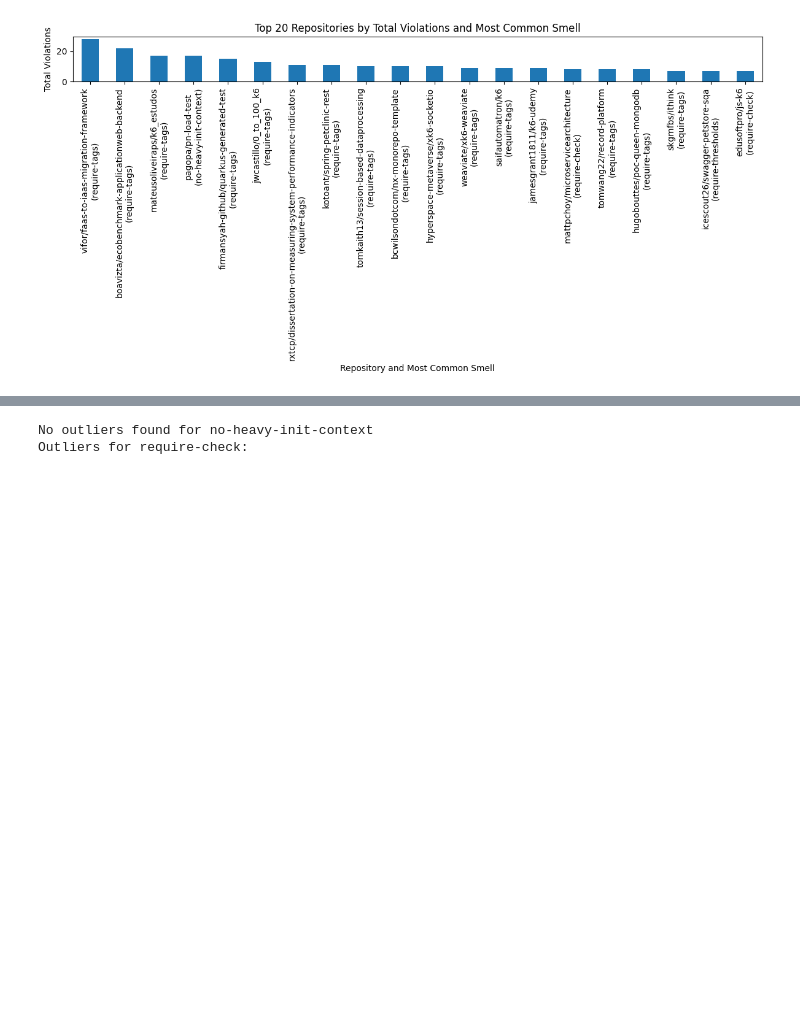
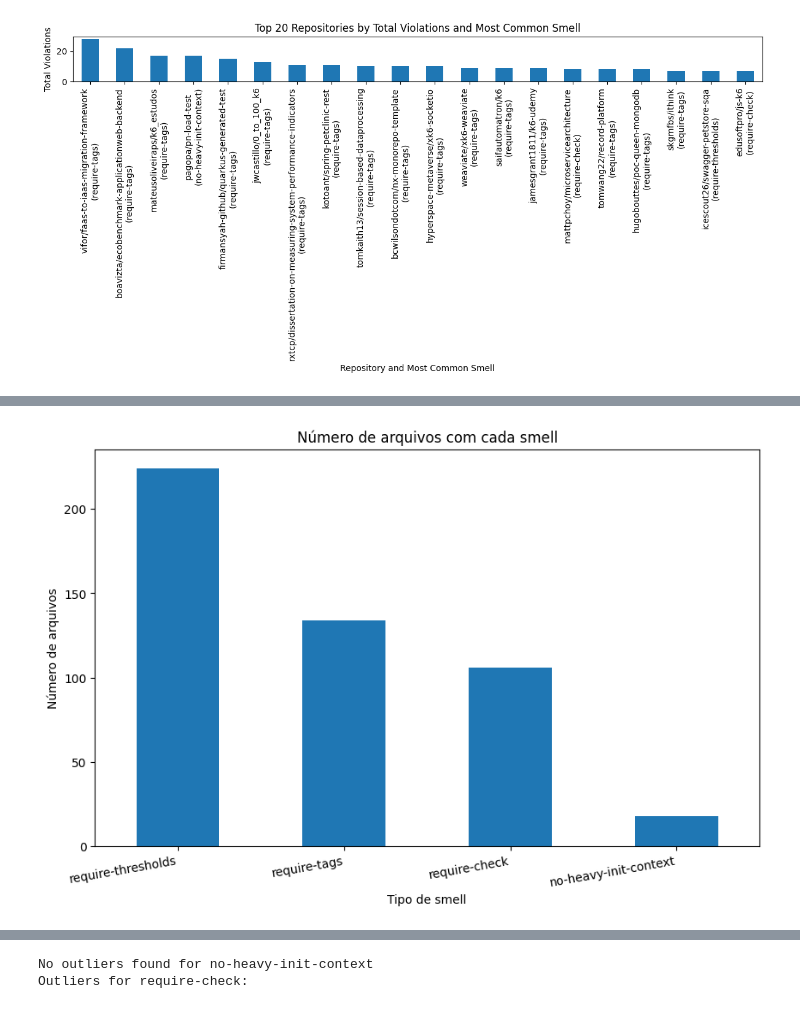
Before and after one commit to samurollie/TCC, a Jupyter notebook: scripts/3 - analyse_k6_repos.ipynb, the cells around one changed output, grey strips where cells are left out. Saved outputs shown, nothing was run; the diff lists cells and outputs as text; code cells hidden in the pictures; blank space fills up the shorter version.

```diff
--- a/scripts/3 - analyse_k6_repos.ipynb
+++ b/scripts/3 - analyse_k6_repos.ipynb
@@ -133,3 +152,21 @@ plt.show()
+# %%
+# Contar número de arquivos (linhas) que apresentam cada smell
+# Para cada coluna de smell, conta quantas linhas têm valor > 0
+smell_file_counts = (df[violation_cols] > 0).sum().sort_values(ascending=False)
+
+fig, ax = plt.subplots(figsize=(10, 6))
+smell_file_counts.plot(kind='bar', ax=ax)
+ax.set_title('Número de arquivos com cada smell')
+ax.set_xlabel('Tipo de smell')
+ax.set_ylabel('Número de arquivos')
+# Ajusta rótulos removendo o prefixo 'k6-performance/' para ficar mais legível
+ax.set_xticklabels([lbl.get_text().replace('k6-performance/', '') for lbl in ax.get_xticklabels()], rotation=10, ha='right')
+# fig.tight_layout()
+plt.show()
+fig.savefig(IMG_OUTPUT_FOLDER + 'smell_files_count.png', dpi=300, bbox_inches='tight')
+plt.close(fig)
+# %% [output]
+[figure, added]
 # %%
 # Combine the two series into a DataFrame for plotting
 # smell_comparison_df = pd.DataFrame({
```
Also changed, not shown: parts of 7 cells of this notebook, 7 other files.
